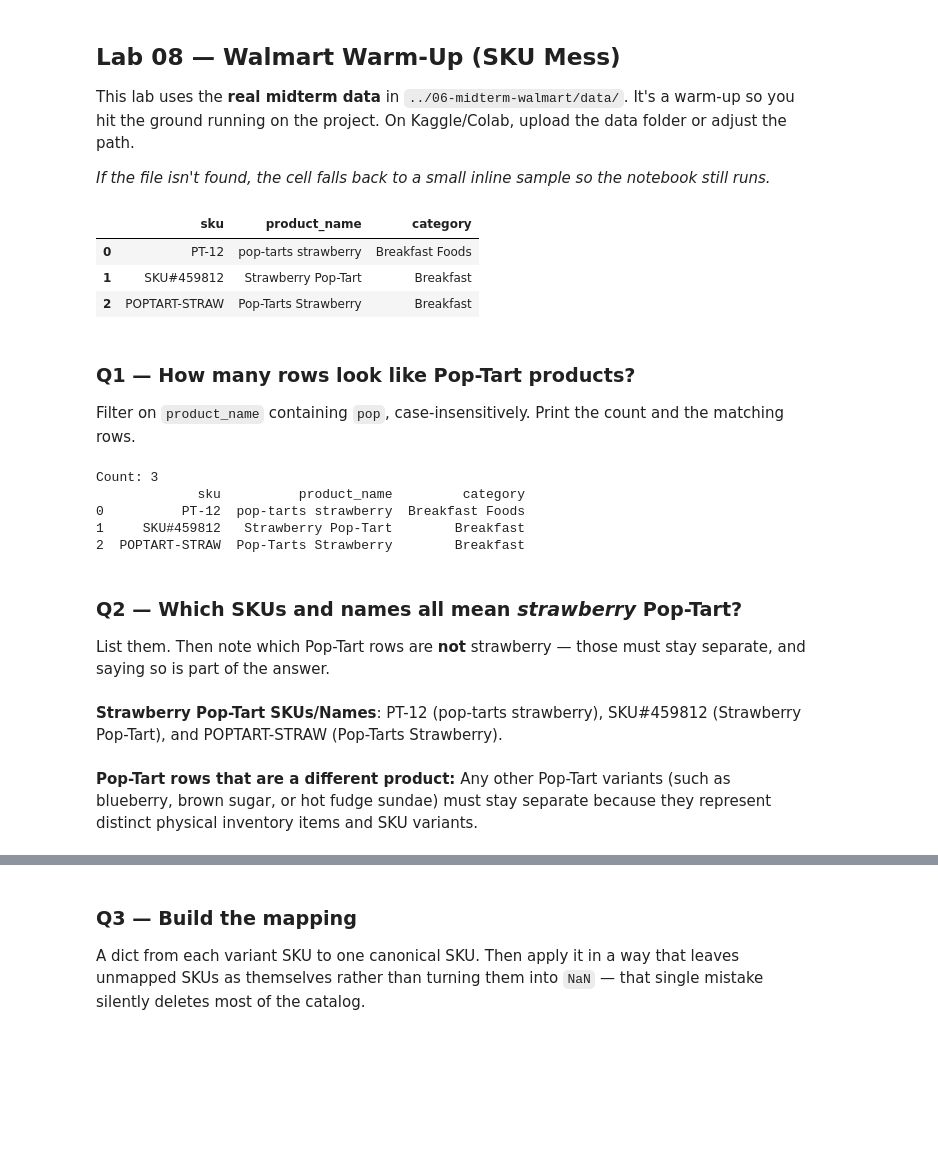
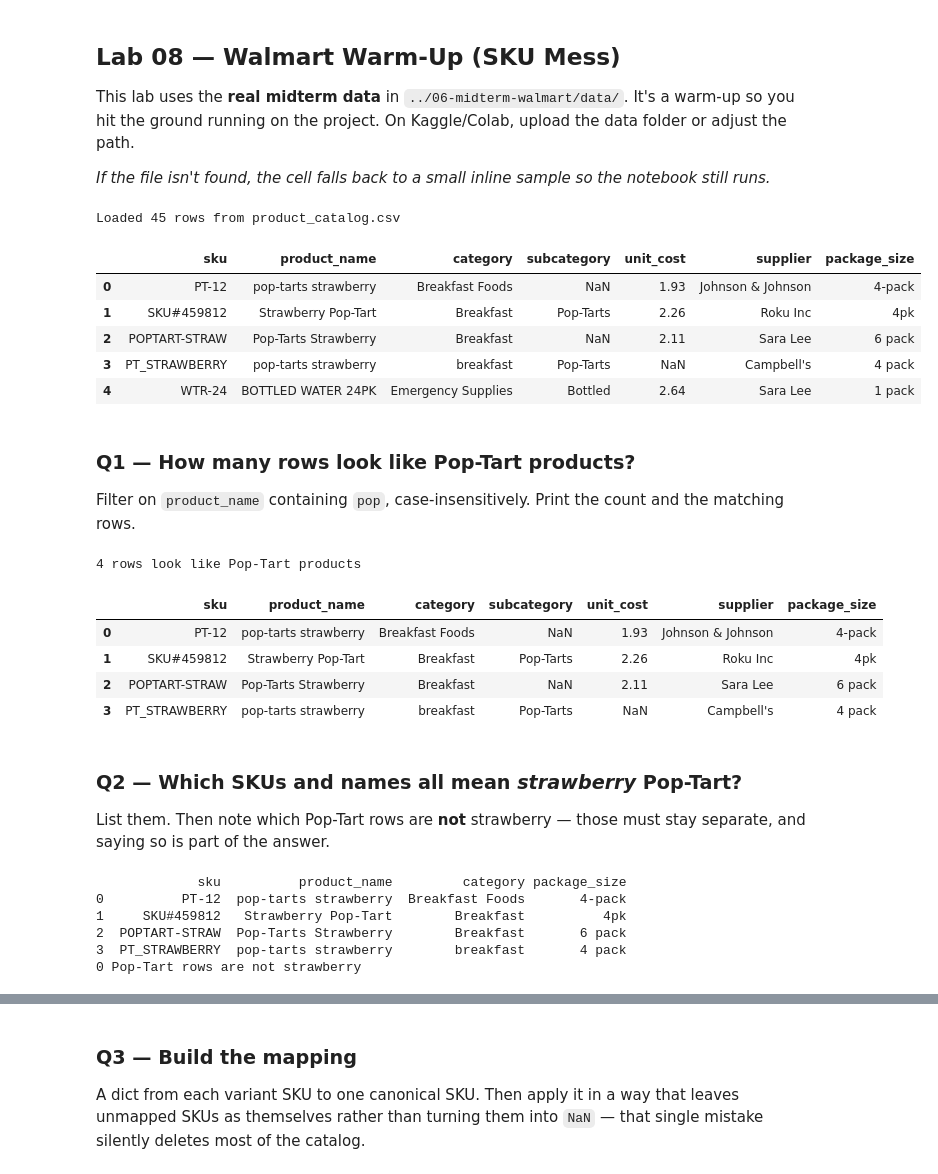
Before and after one commit to sphilipose6/ds2002-fa26, a Jupyter notebook: notebooks/05-etl-walmart/2026-10-16 — Walmart Warm-Up SKU Mess — Lab.ipynb, the cells around one changed output, grey strips where cells are left out. Cells and saved outputs as stored; diff of their text form; code cells hidden in the pictures; blank space fills up the shorter version.

Commit message:
updated completion of lab08 with real data

```diff
--- a/notebooks/05-etl-walmart/2026-10-16 — Walmart Warm-Up SKU Mess — Lab.ipynb
+++ b/notebooks/05-etl-walmart/2026-10-16 — Walmart Warm-Up SKU Mess — Lab.ipynb
@@ -10,39 +10,53 @@
 This lab uses the **real midterm data** in `../06-midterm-walmart/data/`. It's a warm-up so you hit the ground running on the project. On Kaggle/Colab, upload the data folder or adjust the path.
 
 *If the file isn't found, the cell falls back to a small inline sample so the notebook still runs.*
-# %%
-import pandas as pd
-PATH = '../06-midterm-walmart/data/product_catalog.csv'
-try:
-    cat = pd.read_csv(PATH)
-except FileNotFoundError:
-    from io import StringIO
-    cat = pd.read_csv(StringIO('sku,product_name,category\nPT-12,pop-tarts strawberry,Breakfast Foods\nSKU#459812,Strawberry Pop-Tart,Breakfast\nPOPTART-STRAW,Pop-Tarts Strawberry,Breakfast'))
-cat.head()
-# %% [output]
-|  | sku | product_name | category |
-| 0 | PT-12 | pop-tarts strawberry | Breakfast Foods |
-| 1 | SKU#459812 | Strawberry Pop-Tart | Breakfast |
-| 2 | POPTART-STRAW | Pop-Tarts Strawberry | Breakfast |
+# %%
+import pandas as pd, os
+
+CANDIDATES = ['../06-midterm-walmart/data/product_catalog.csv', 'product_catalog.csv',
+              '/content/product_catalog.csv', 'sample_data/product_catalog.csv']
+PATH = next((p for p in CANDIDATES if os.path.exists(p)), None)
+cat = pd.read_csv(PATH)
+print(f"Loaded {len(cat)} rows from {PATH}")
+cat.head()
+# %% [output]
+Loaded 45 rows from product_catalog.csv
+|  | sku | product_name | category | subcategory | unit_cost | supplier | package_size |
+| 0 | PT-12 | pop-tarts strawberry | Breakfast Foods | NaN | 1.93 | Johnson & Johnson | 4-pack |
+| 1 | SKU#459812 | Strawberry Pop-Tart | Breakfast | Pop-Tarts | 2.26 | Roku Inc | 4pk |
+| 2 | POPTART-STRAW | Pop-Tarts Strawberry | Breakfast | NaN | 2.11 | Sara Lee | 6 pack |
+| 3 | PT_STRAWBERRY | pop-tarts strawberry | breakfast | Pop-Tarts | NaN | Campbell's | 4 pack |
+| 4 | WTR-24 | BOTTLED WATER 24PK | Emergency Supplies | Bottled | 2.64 | Sara Lee | 1 pack |
 # %% [markdown]
 ### Q1 — How many rows look like Pop-Tart products?
 
 Filter on `product_name` containing `pop`, case-insensitively. Print the count and the matching rows.
 # %%
-pop_rows = cat[cat['product_name'].str.lower().str.contains('pop', na=False)]
-print(f"Count: {len(pop_rows)}")
-print(pop_rows)
+is_pop = cat['product_name'].str.lower().str.contains('pop')
+pop = cat[is_pop]
+print(len(pop), "rows look like Pop-Tart products")
+pop
 # %% [output]
-Count: 3
-             sku          product_name         category
-0          PT-12  pop-tarts strawberry  Breakfast Foods
-1     SKU#459812   Strawberry Pop-Tart        Breakfast
-2  POPTART-STRAW  Pop-Tarts Strawberry        Breakfast
+4 rows look like Pop-Tart products
+|  | sku | product_name | category | subcategory | unit_cost | supplier | package_size |
+| 0 | PT-12 | pop-tarts strawberry | Breakfast Foods | NaN | 1.93 | Johnson & Johnson | 4-pack |
+| 1 | SKU#459812 | Strawberry Pop-Tart | Breakfast | Pop-Tarts | 2.26 | Roku Inc | 4pk |
+| 2 | POPTART-STRAW | Pop-Tarts Strawberry | Breakfast | NaN | 2.11 | Sara Lee | 6 pack |
+| 3 | PT_STRAWBERRY | pop-tarts strawberry | breakfast | Pop-Tarts | NaN | Campbell's | 4 pack |
 # %% [markdown]
 ### Q2 — Which SKUs and names all mean *strawberry* Pop-Tart?
 
 List them. Then note which Pop-Tart rows are **not** strawberry — those must stay separate, and saying so is part of the answer.
-# %% [markdown]
-**Strawberry Pop-Tart SKUs/Names**: PT-12 (pop-tarts strawberry), SKU#459812 (Strawberry Pop-Tart), and POPTART-STRAW (Pop-Tarts Strawberry).
-# %% [markdown]
-**Pop-Tart rows that are a different product:** Any other Pop-Tart variants (such as blueberry, brown sugar, or hot fudge sundae) must stay separate because they represent distinct physical inventory items and SKU variants.
+# %%
+is_straw = pop['product_name'].str.lower().str.contains('straw')
+strawberry = pop[is_straw]
+not_straw = pop[~is_straw]
+print(strawberry[['sku', 'product_name', 'category', 'package_size']])
+print(len(not_straw), "Pop-Tart rows are not strawberry")
+# %% [output]
+             sku          product_name         category package_size
+0          PT-12  pop-tarts strawberry  Breakfast Foods       4-pack
+1     SKU#459812   Strawberry Pop-Tart        Breakfast          4pk
+2  POPTART-STRAW  Pop-Tarts Strawberry        Breakfast       6 pack
+3  PT_STRAWBERRY  pop-tarts strawberry        breakfast       4 pack
+0 Pop-Tart rows are not strawberry
```
Also changed, not shown: parts of 13 cells of this notebook.
